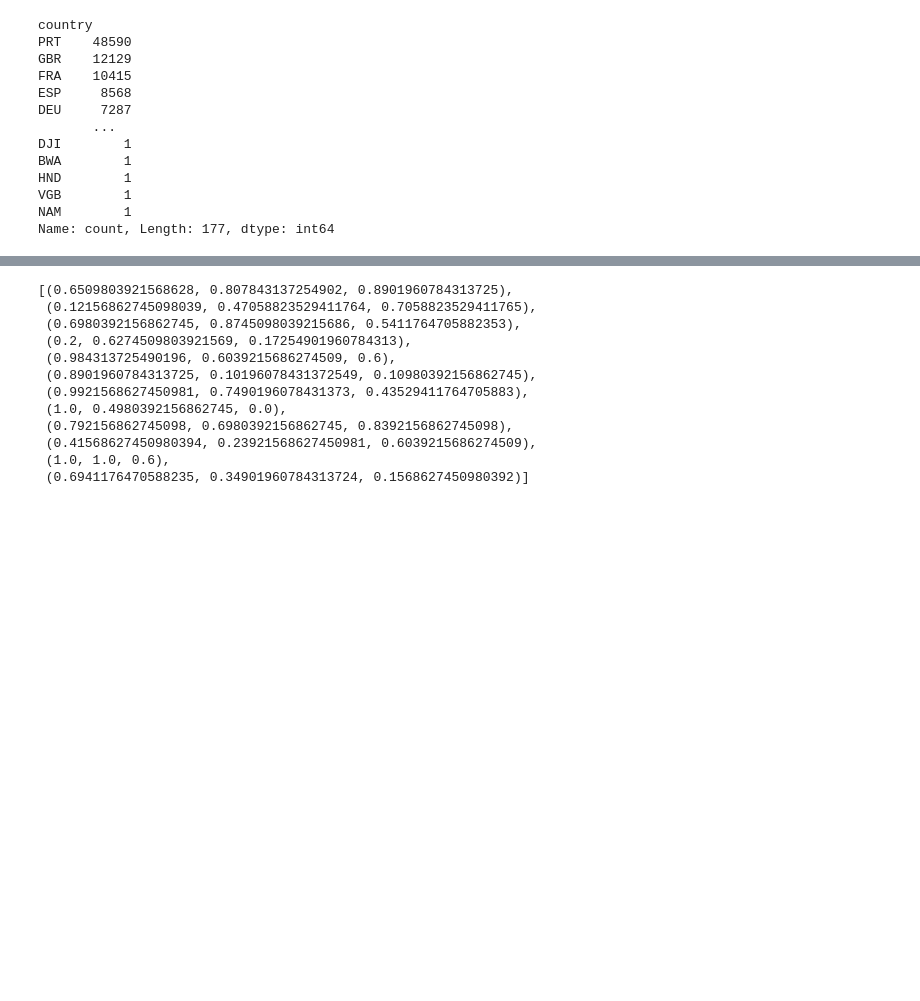
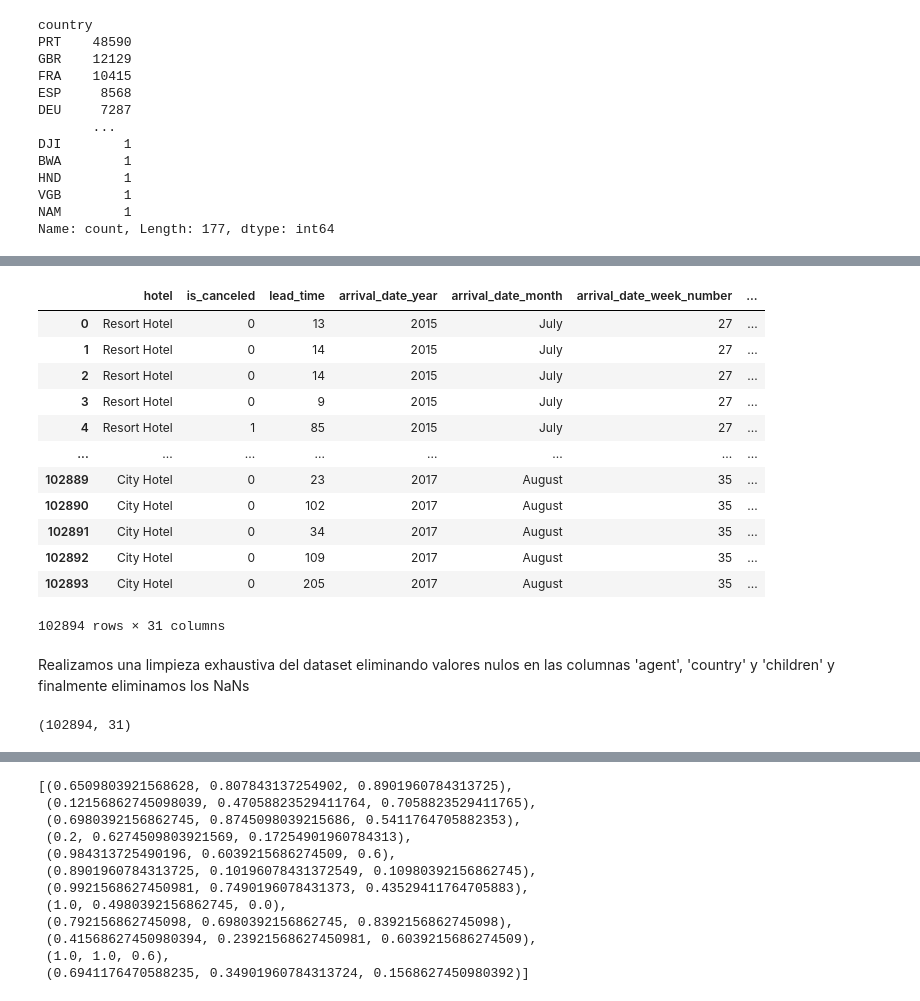
Before and after one commit to JohnChirinos/BI, a Jupyter notebook: Cancelaciones.ipynb, the cells around one changed output, grey strips where cells are left out. Drawn from its saved outputs; the diff is of its cells as text; code cells hidden in the pictures; blank space fills up the shorter version.

```diff
--- a/Cancelaciones.ipynb
+++ b/Cancelaciones.ipynb
@@ -428,0 +261,26 @@ reservation_status: (3, array(['Check-Out', 'Canceled', 'No-Show'], dtype=object
+# %%
+df['agent'].value_counts()
+df = df[(df["agent"].notna())  & (df["country"].notna())  & (df["children"].notna())  ]
+df.reset_index(drop=True, inplace=True)
+df
+# %% [output]
+|  | hotel | is_canceled | lead_time | arrival_date_year | arrival_date_month | arrival_date_week_number | ... |
+| 0 | Resort Hotel | 0 | 13 | 2015 | July | 27 | ... |
+| 1 | Resort Hotel | 0 | 14 | 2015 | July | 27 | ... |
+| 2 | Resort Hotel | 0 | 14 | 2015 | July | 27 | ... |
+| 3 | Resort Hotel | 0 | 9 | 2015 | July | 27 | ... |
+| 4 | Resort Hotel | 1 | 85 | 2015 | July | 27 | ... |
+| ... | ... | ... | ... | ... | ... | ... | ... |
+| 102889 | City Hotel | 0 | 23 | 2017 | August | 35 | ... |
+| 102890 | City Hotel | 0 | 102 | 2017 | August | 35 | ... |
+| 102891 | City Hotel | 0 | 34 | 2017 | August | 35 | ... |
+| 102892 | City Hotel | 0 | 109 | 2017 | August | 35 | ... |
+| 102893 | City Hotel | 0 | 205 | 2017 | August | 35 | ... |
+102894 rows × 31 columns
+# %% [markdown]
+Realizamos una limpieza exhaustiva del dataset eliminando valores nulos en las columnas 'agent', 'country' y 'children' y finalmente eliminamos los NaNs
+# %%
+## perdimos unos 17k filas pero no afecta tanto al análisis
+df.shape
+# %% [output]
+(102894, 31)
```
Also changed, not shown: parts of 82 cells of this notebook.
